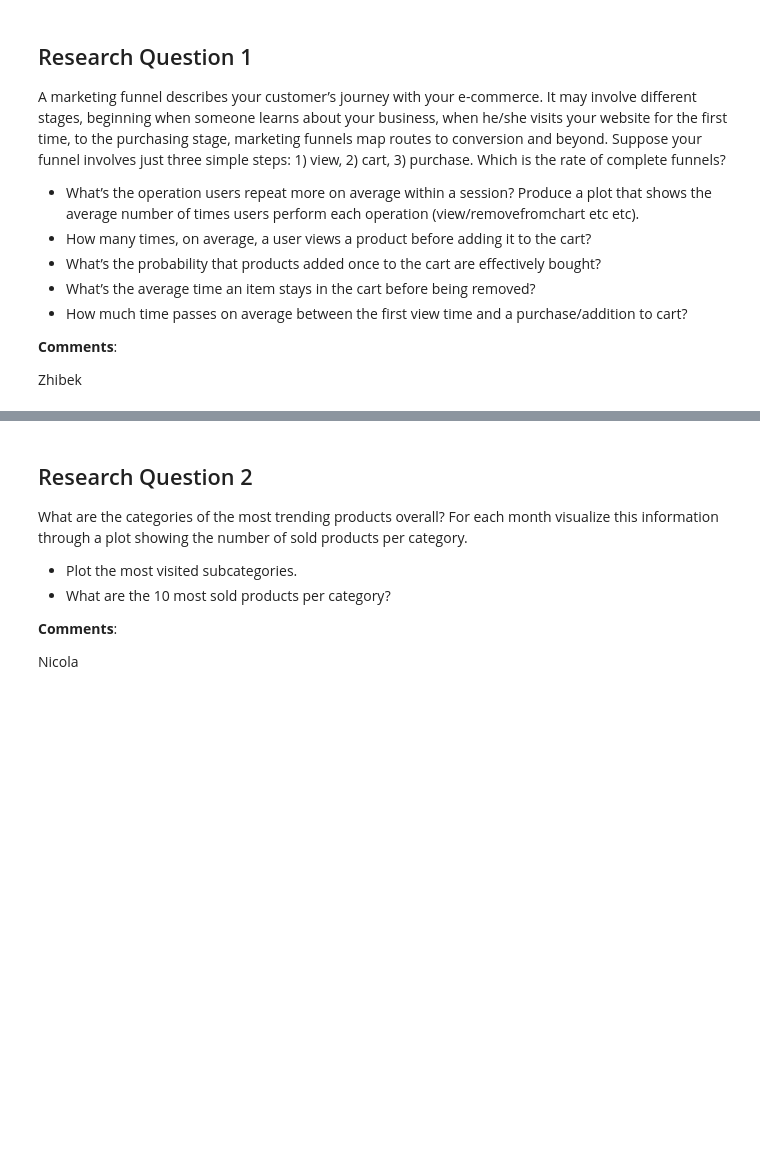
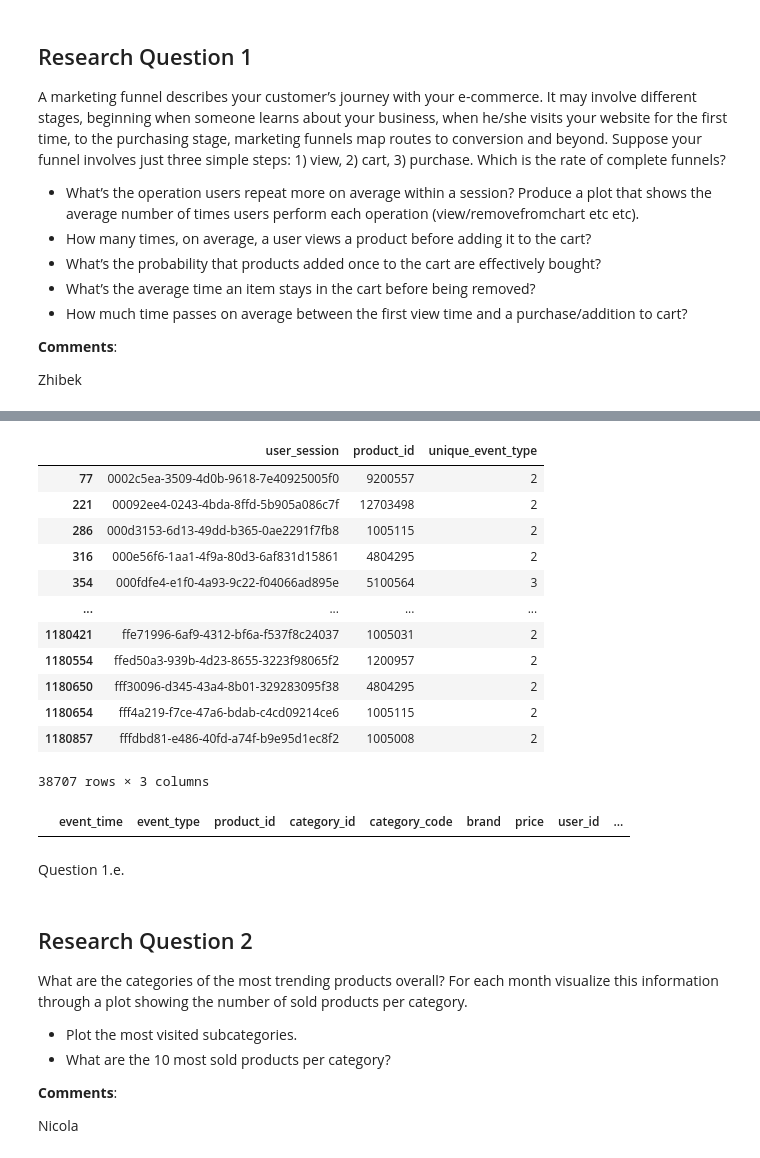
Before and after one commit to ADM-Homework-2/Homework_2, a Jupyter notebook: Main.ipynb, the cells around one changed output, grey strips where cells are left out. Drawn from its saved outputs; the diff is of its cells as text; code cells hidden in the pictures; blank space fills up the shorter version.

```diff
--- a/Main.ipynb
+++ b/Main.ipynb
@@ -90,0 +175,24 @@ Zhibek
+# %%
+session_product_with_multiple_events = full_data_set.groupby(['user_session', 'product_id']).event_type.nunique().reset_index(name='unique_event_type')
+session_product_with_multiple_events = session_product_with_multiple_events[session_product_with_multiple_events.unique_event_type > 1]
+session_product_with_multiple_events_data_set = full_data_set[full_data_set[['user_session', 'product_id']].isin(session_product_with_multiple_events[['user_session', 'product_id']])]
+# %%
+session_product_with_multiple_events[session_product_with_multiple_events.unique_event_type > 1]
+# %% [output]
+|  | user_session | product_id | unique_event_type |
+| 77 | 0002c5ea-3509-4d0b-9618-7e40925005f0 | 9200557 | 2 |
+| 221 | 00092ee4-0243-4bda-8ffd-5b905a086c7f | 12703498 | 2 |
+| 286 | 000d3153-6d13-49dd-b365-0ae2291f7fb8 | 1005115 | 2 |
+| 316 | 000e56f6-1aa1-4f9a-80d3-6af831d15861 | 4804295 | 2 |
+| 354 | 000fdfe4-e1f0-4a93-9c22-f04066ad895e | 5100564 | 3 |
+| ... | ... | ... | ... |
+| 1180421 | ffe71996-6af9-4312-bf6a-f537f8c24037 | 1005031 | 2 |
+| 1180554 | ffed50a3-939b-4d23-8655-3223f98065f2 | 1200957 | 2 |
+| 1180650 | fff30096-d345-43a4-8b01-329283095f38 | 4804295 | 2 |
+| 1180654 | fff4a219-f7ce-47a6-bdab-c4cd09214ce6 | 1005115 | 2 |
+| 1180857 | fffdbd81-e486-40fd-a74f-b9e95d1ec8f2 | 1005008 | 2 |
+38707 rows × 3 columns
+# %%
+session_product_with_multiple_events_data_set[~session_product_with_multiple_events_data_set.event_time.isnull()]
+# %% [output]
+|  | event_time | event_type | product_id | category_id | category_code | brand | price | user_id | ... |
@@ -90,0 +201,2 @@ Zhibek
+# %% [markdown]
+Question 1.e.
```
Also changed, not shown: parts of 18 cells of this notebook, 1 other file.
